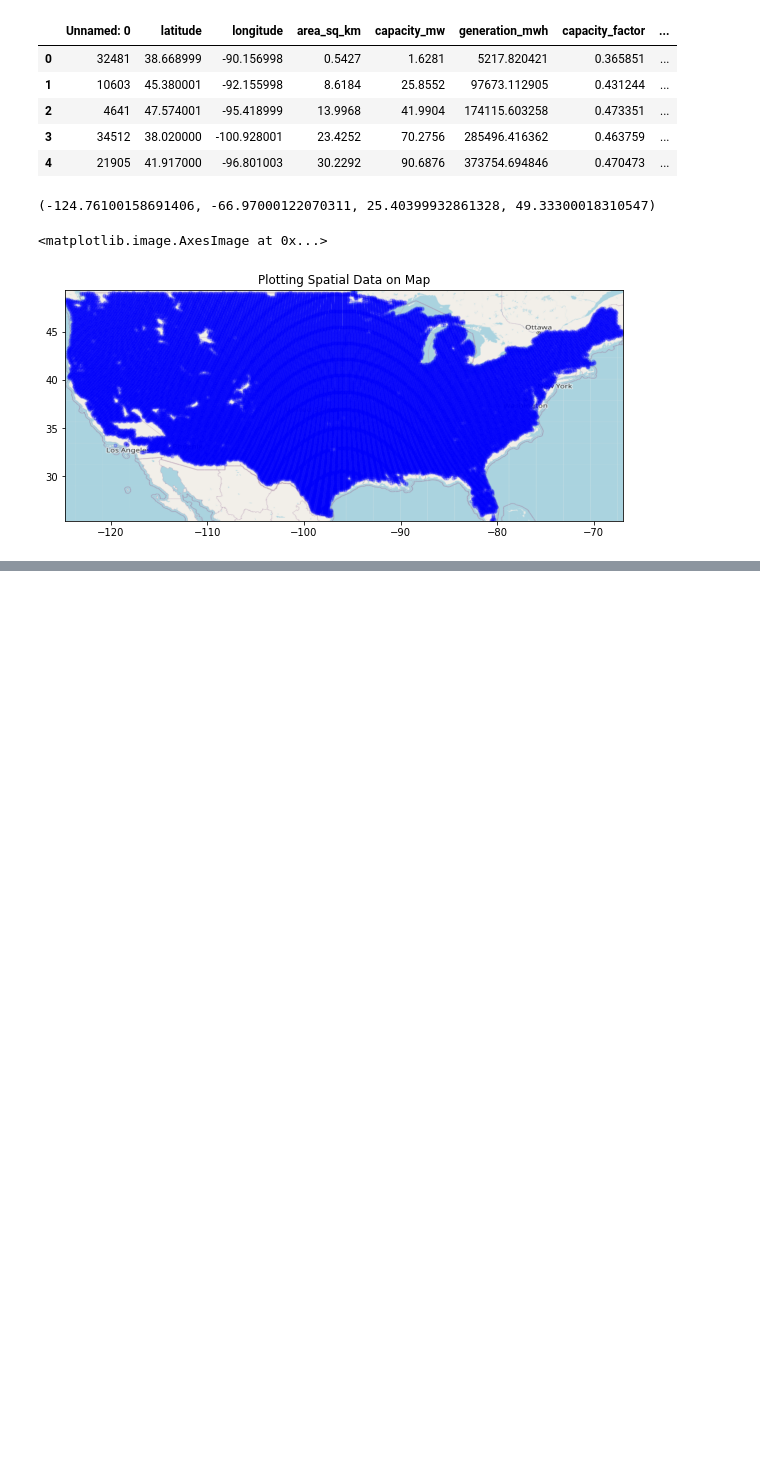
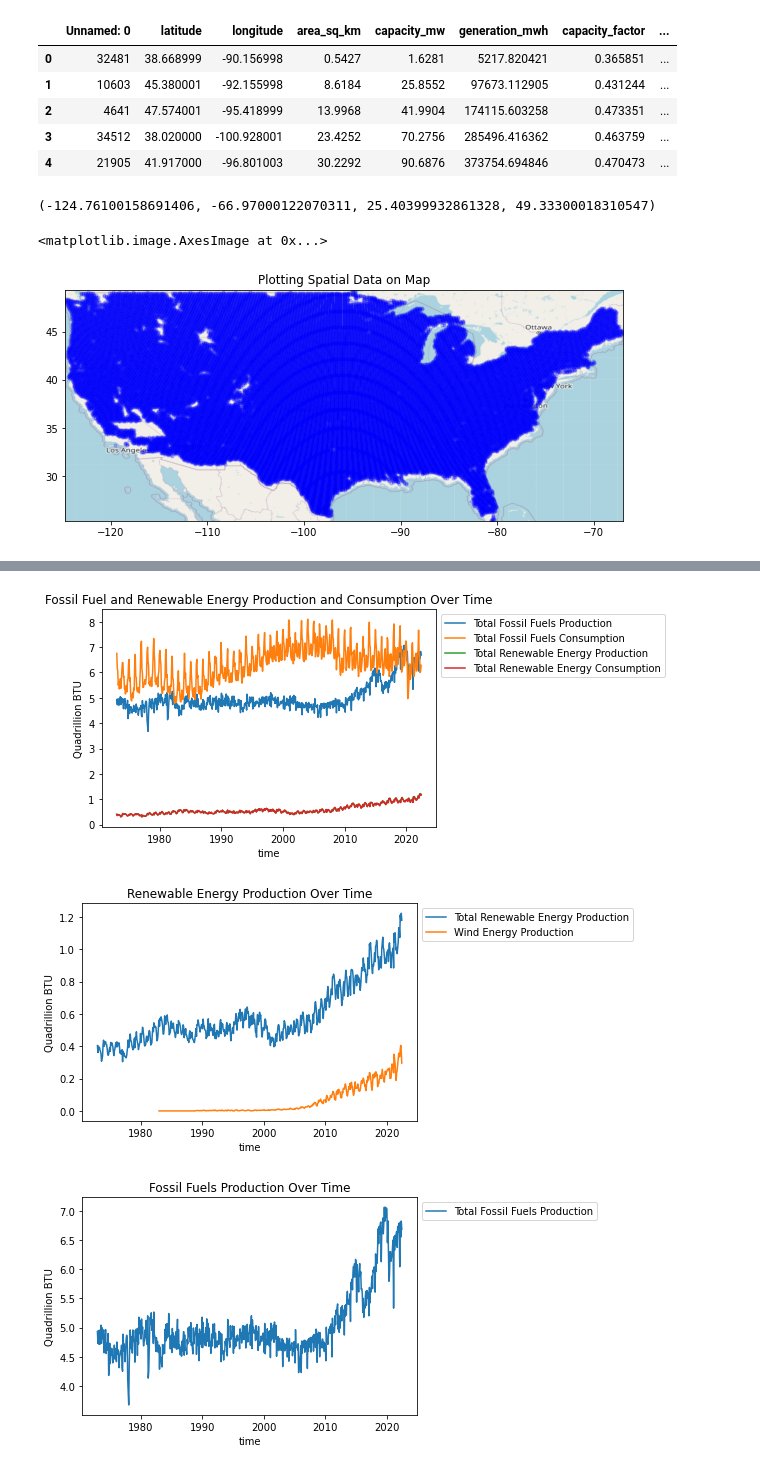
Before and after one commit to akkij26/info_2950, a Jupyter notebook: Phase 2.ipynb, the cells around one changed output, grey strips where cells are left out. Saved outputs shown, nothing was run; the diff lists cells and outputs as text; code cells hidden in the pictures; blank space fills up the shorter version.

```diff
--- a/Phase 2.ipynb
+++ b/Phase 2.ipynb
@@ -183,0 +160,38 @@ new_cons.head()
+# %%
+# make plots better, change also the axis titles
+sns.lineplot(data = total_df, x = 'date', y = 'Total Fossil Fuels Production', label = 'Total Fossil Fuels Production')
+sns.lineplot(data = total_df, x = 'date', y = 'Total Fossil Fuels Consumption', label = 'Total Fossil Fuels Consumption')
+sns.lineplot(data = total_df, x = 'date', y = 'Total Renewable Energy Production', label = 'Total Renewable Energy Production')
+sns.lineplot(data = total_df, x = 'date', y = 'Total Renewable Energy Consumption', label = 'Total Renewable Energy Consumption')
+#plt.show()
+
+plt.title("Fossil Fuel and Renewable Energy Production and Consumption Over Time")
+plt.xlabel("time")
+plt.ylabel("Quadrillion BTU")
+
+plt.legend(bbox_to_anchor=(1.0, 1.0))
+plt.show()
+
+sns.lineplot(data = total_df, x = 'date', y = 'Total Renewable Energy Production', label = 'Total Renewable Energy Production')
+sns.lineplot(data = total_df, x = 'date', y = 'Wind Energy Production', label = 'Wind Energy Production')
+
+
+plt.title("Renewable Energy Production Over Time")
+plt.xlabel("time")
+plt.ylabel("Quadrillion BTU")
+
+plt.legend(bbox_to_anchor=(1.0, 1.0))
+plt.show()
+
+
+sns.lineplot(data = total_df, x = 'date', y = 'Total Fossil Fuels Production', label = 'Total Fossil Fuels Production')
+plt.title("Fossil Fuels Production Over Time")
+plt.xlabel("time")
+plt.ylabel("Quadrillion BTU")
+
+plt.legend(bbox_to_anchor=(1.0, 1.0))
+plt.show()
+# %% [output]
+[figure, added]
+[figure, added]
+[figure, added]
```
Also changed, not shown: parts of 10 cells of this notebook.
